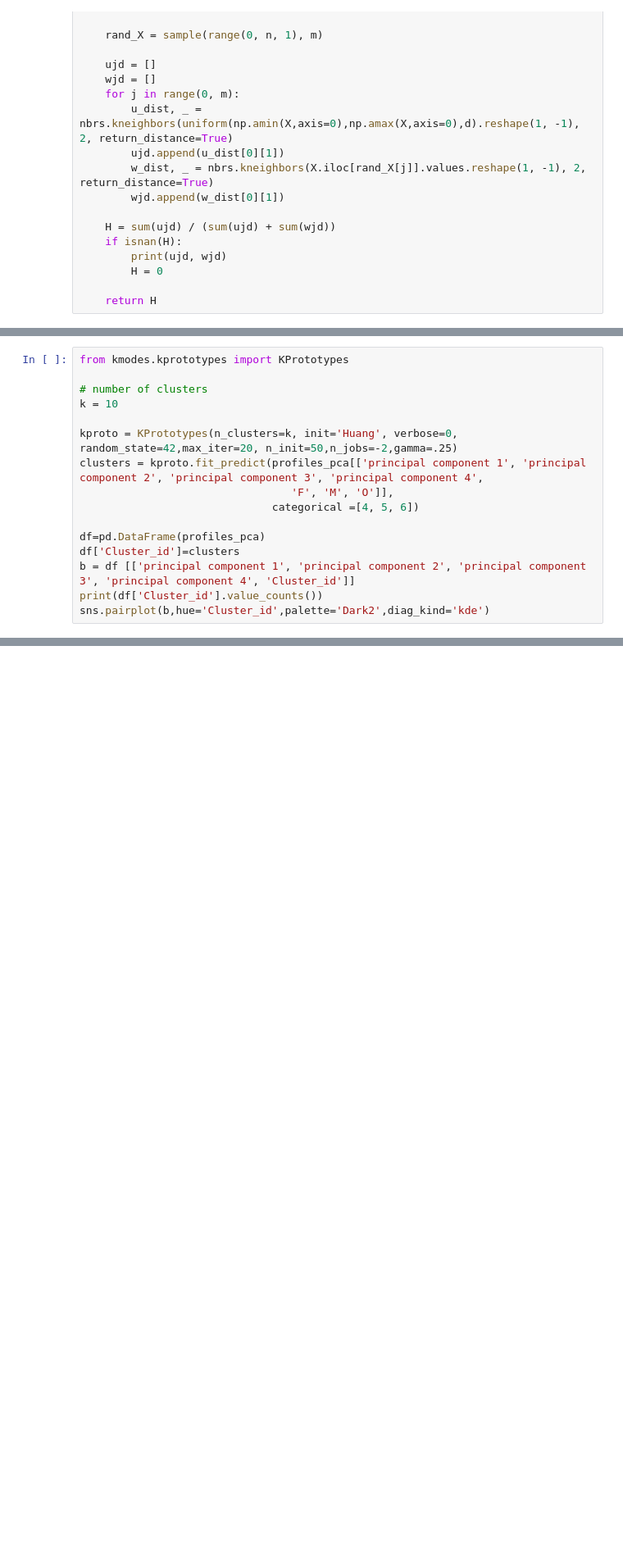
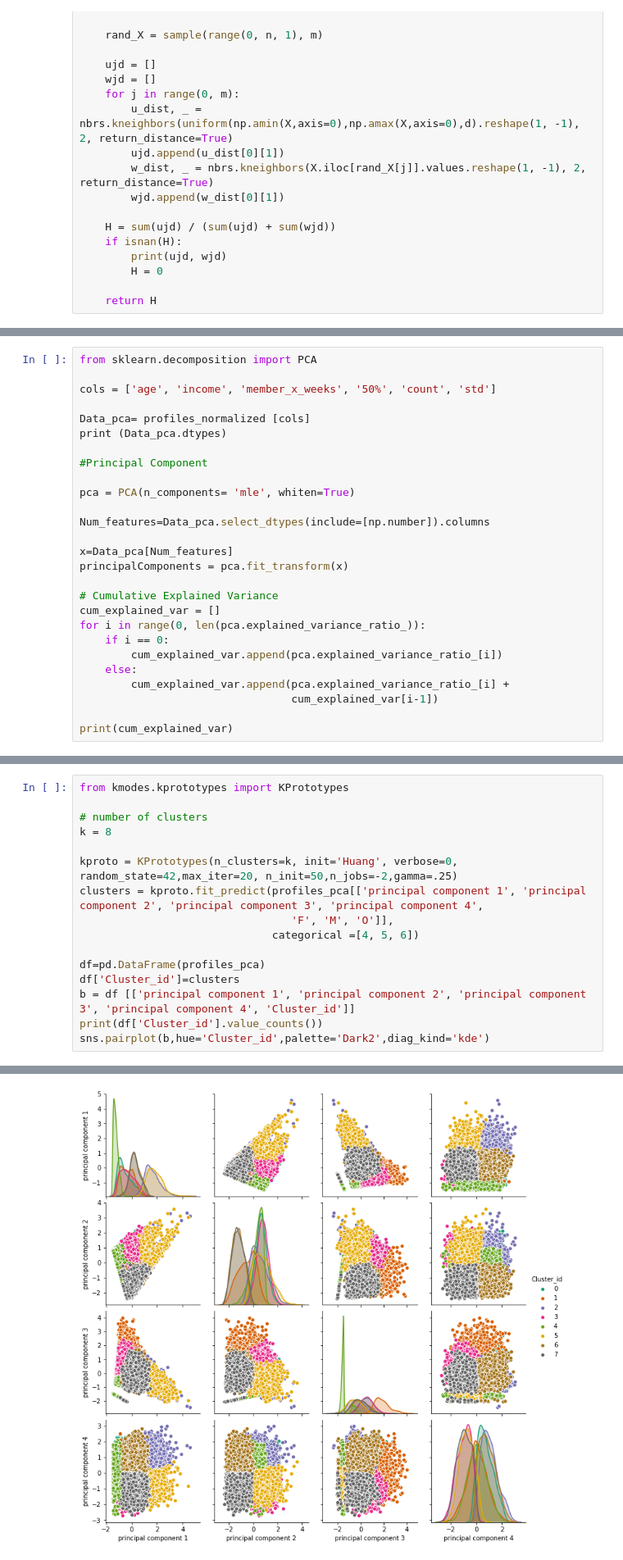
Before and after one commit to ludmann-stefan/Starbucks_CapstoneProject, a Jupyter notebook: ML StarbucksProject.ipynb, the cells around one changed output, grey strips where cells are left out. Shown: that part at 82% size. Drawn from its saved outputs; the diff is of its cells as text; blank space fills up the shorter version.

```diff
--- a/ML StarbucksProject.ipynb
+++ b/ML StarbucksProject.ipynb
@@ -340,0 +494,27 @@ print ('hopkins Criteria:' hopkins(Data[Num_features]))
+# %%
+from sklearn.decomposition import PCA
+
+cols = ['age', 'income', 'member_x_weeks', '50%', 'count', 'std']
+
+Data_pca= profiles_normalized [cols]
+print (Data_pca.dtypes)
+
+#Principal Component
+
+pca = PCA(n_components= 'mle', whiten=True)
+
+Num_features=Data_pca.select_dtypes(include=[np.number]).columns
+
+x=Data_pca[Num_features]
+principalComponents = pca.fit_transform(x)
+
+# Cumulative Explained Variance
+cum_explained_var = []
+for i in range(0, len(pca.explained_variance_ratio_)):
+    if i == 0:
+        cum_explained_var.append(pca.explained_variance_ratio_[i])
+    else:
+        cum_explained_var.append(pca.explained_variance_ratio_[i] +
+                                 cum_explained_var[i-1])
+
+print(cum_explained_var)
@@ -371,7 +569,7 @@ plt.show
 from kmodes.kprototypes import KPrototypes
 
 # number of clusters
-k = 10
+k = 8
 
 kproto = KPrototypes(n_clusters=k, init='Huang', verbose=0, random_state=42,max_iter=20, n_init=50,n_jobs=-2,gamma=.25)
 clusters = kproto.fit_predict(profiles_pca[['principal component 1', 'principal component 2', 'principal component 3', 'principal component 4',
@@ -383,3 +581,4 @@ df['Cluster_id']=clusters
 b = df [['principal component 1', 'principal component 2', 'principal component 3', 'principal component 4', 'Cluster_id']]
 print(df['Cluster_id'].value_counts())
 sns.pairplot(b,hue='Cluster_id',palette='Dark2',diag_kind='kde')
+# %% [output]
@@ -385,0 +595 @@ sns.pairplot(b,hue='Cluster_id',palette='Dark2',diag_kind='kde')
+[figure, added]
```
Also changed, not shown: parts of 80 cells of this notebook, 2 other files.
